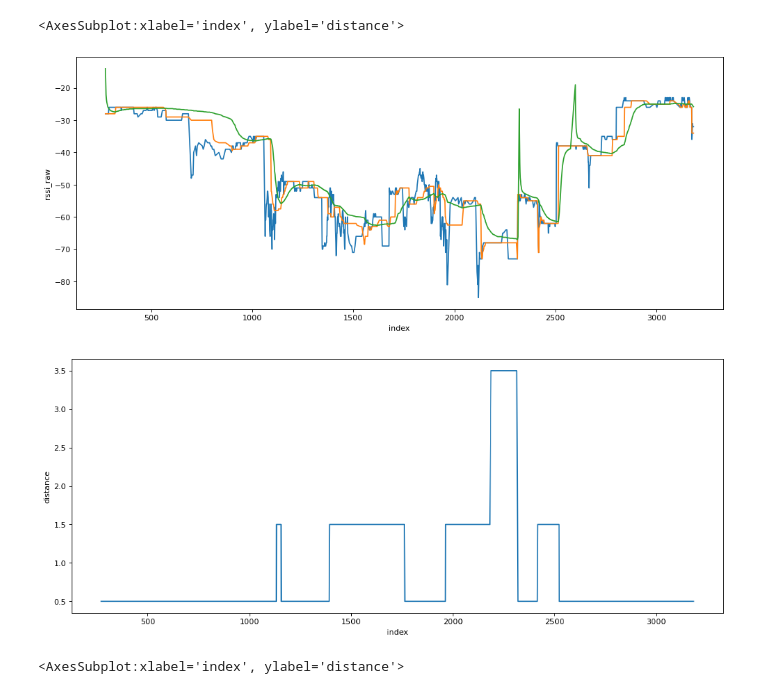
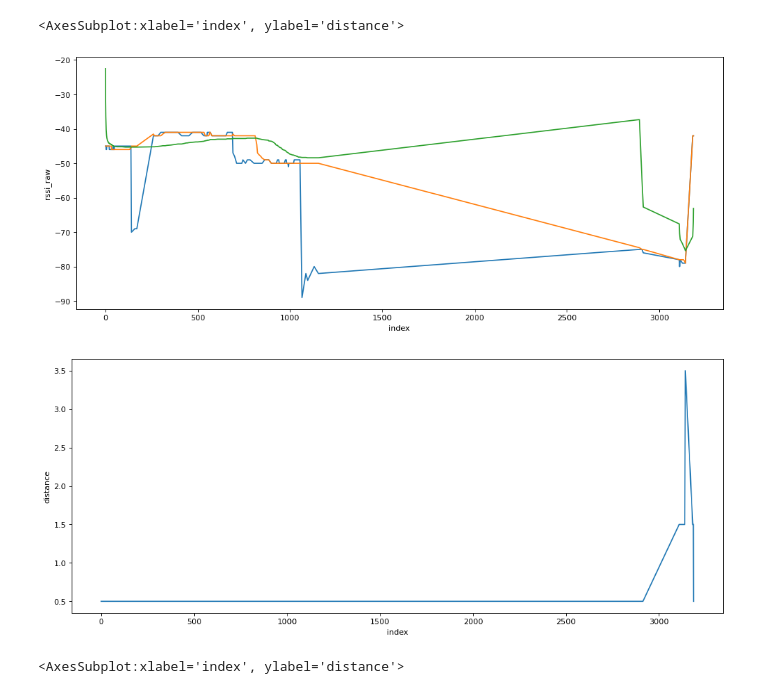
Before and after one commit to colabobio/distance-estimation, a Jupyter notebook: Data Analysis Run 1.ipynb, the cells around one changed output. Saved outputs shown, nothing was run; the diff lists cells and outputs as text; code cells hidden in the pictures.

```diff
--- a/Data Analysis Run 1.ipynb
+++ b/Data Analysis Run 1.ipynb
@@ -19,17 +19,17 @@ df14 = df1[df1['id'] == id4]
 # %%
 figure(figsize=(15, 6), dpi=80)
 
-df = df13
+df = df12
 sns.lineplot(x='index', y='rssi_raw', data=df)
 sns.lineplot(x='index', y='rssi_median', data=df)
 sns.lineplot(x='index', y='rssi_kalman', data=df)
 
 figure(figsize=(15, 6), dpi=80)
 sns.lineplot(x='index', y='distance', data=df)
 # %% [output]
 <AxesSubplot:xlabel='index', ylabel='distance'>
-[figure, old version]
+[figure, new version]
-[figure, old version]
+[figure, new version]
 # %%
 df2 = pd.read_csv("run1/rssi-distance-android-6908643000.csv")
 df2.reset_index(inplace=True)
```
Also changed, not shown: 5 other files.
